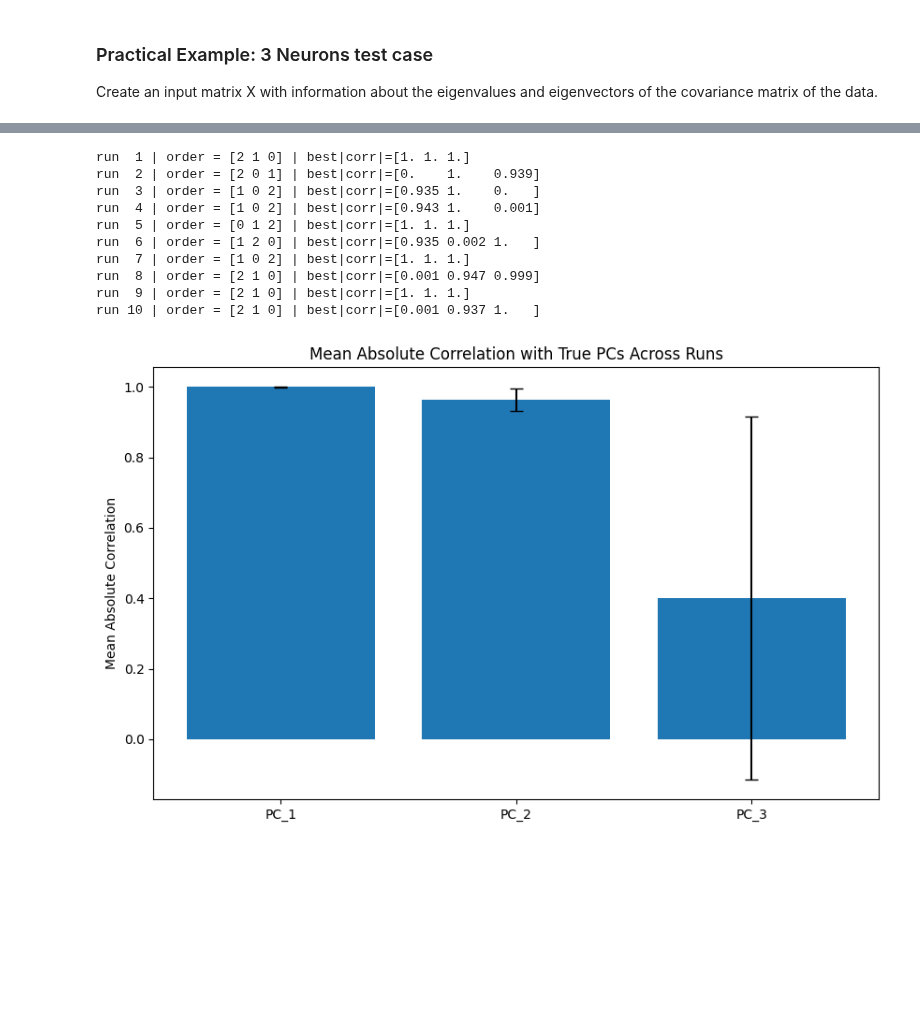
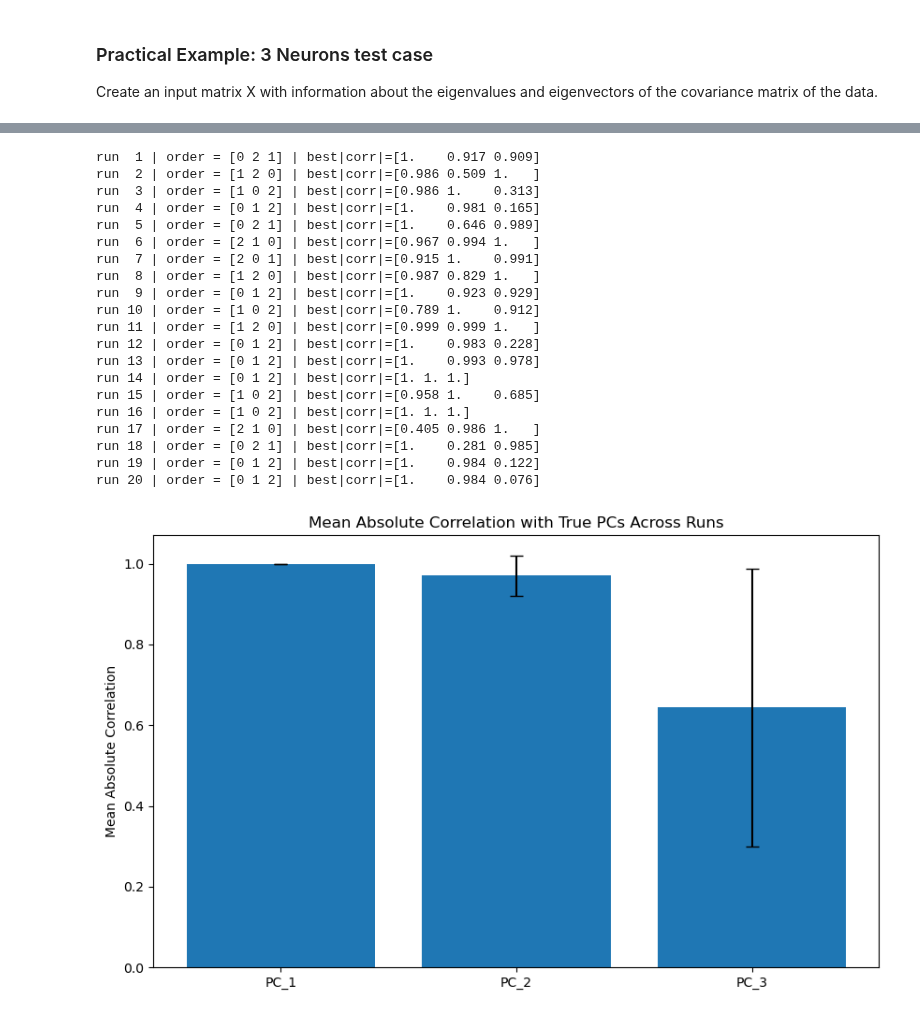
Before and after one commit to neuralalgorithms/representational-drift, a Jupyter notebook: leen_models.ipynb, the cells around one changed output, grey strips where cells are left out. Drawn from its saved outputs; the diff is of its cells as text; code cells hidden in the pictures; blank space fills up the shorter version.

```diff
--- a/leen_models.ipynb
+++ b/leen_models.ipynb
@@ -603,7 +603,7 @@ Create an input matrix X with information about the eigenvalues and eigenvectors
 # %%
 d = 3
 m = 3
-number_of_samples = 200000
+number_of_samples = 500000
 X = generate_samples(d, number_of_samples)
 eigenvalues, eigenvectors = compute_eigen_decomposition(X, center_data=True, return_covariance=False)
 print(f"eigenvalues: {eigenvalues}, eigenvectors: {eigenvectors}")
@@ -677,30 +677,40 @@ run 20 | order = [1 2 0] | best|corr|=[0.75  0.792 0.992]
 # %%
 ### 3.3 Minimal mode
 model = LeenMinimalPCA(d, m, eta_w=2e-3, eta_q=1.5e-1, C=1.8,
                         ema_alpha=0.1,
                         seed=None)
 # training_testing(model, X, number_of_samples, m)
 model_paras = {
     'input_dim': d,
     'output_dim': m,
     'eta_w': 2e-3,
     'eta_q': 1.5e-1,
     'C': 1.8,
     'ema_alpha': 0.1,
     'symmetrize_q': True,
     'seed': None
 }
-averaged_training_testing(LeenMinimalPCA, model_paras=model_paras, X=X, runs=10, batch_size=100, graph=True)
+averaged_training_testing(LeenMinimalPCA, model_paras=model_paras, X=X, runs=20, batch_size=100, graph=True)
 # %% [output]
-run  1 | order = [2 1 0] | best|corr|=[1. 1. 1.]
-run  2 | order = [2 0 1] | best|corr|=[0.    1.    0.939]
-run  3 | order = [1 0 2] | best|corr|=[0.935 1.    0.   ]
-run  4 | order = [1 0 2] | best|corr|=[0.943 1.    0.001]
-run  5 | order = [0 1 2] | best|corr|=[1. 1. 1.]
-run  6 | order = [1 2 0] | best|corr|=[0.935 0.002 1.   ]
-run  7 | order = [1 0 2] | best|corr|=[1. 1. 1.]
-run  8 | order = [2 1 0] | best|corr|=[0.001 0.947 0.999]
-run  9 | order = [2 1 0] | best|corr|=[1. 1. 1.]
-run 10 | order = [2 1 0] | best|corr|=[0.001 0.937 1.   ]
+run  1 | order = [0 2 1] | best|corr|=[1.    0.917 0.909]
+run  2 | order = [1 2 0] | best|corr|=[0.986 0.509 1.   ]
+run  3 | order = [1 0 2] | best|corr|=[0.986 1.    0.313]
+run  4 | order = [0 1 2] | best|corr|=[1.    0.981 0.165]
+run  5 | order = [0 2 1] | best|corr|=[1.    0.646 0.989]
+run  6 | order = [2 1 0] | best|corr|=[0.967 0.994 1.   ]
+run  7 | order = [2 0 1] | best|corr|=[0.915 1.    0.991]
+run  8 | order = [1 2 0] | best|corr|=[0.987 0.829 1.   ]
+run  9 | order = [0 1 2] | best|corr|=[1.    0.923 0.929]
+run 10 | order = [1 0 2] | best|corr|=[0.789 1.    0.912]
+run 11 | order = [1 2 0] | best|corr|=[0.999 0.999 1.   ]
+run 12 | order = [0 1 2] | best|corr|=[1.    0.983 0.228]
+run 13 | order = [0 1 2] | best|corr|=[1.    0.993 0.978]
+run 14 | order = [0 1 2] | best|corr|=[1. 1. 1.]
+run 15 | order = [1 0 2] | best|corr|=[0.958 1.    0.685]
+run 16 | order = [1 0 2] | best|corr|=[1. 1. 1.]
+run 17 | order = [2 1 0] | best|corr|=[0.405 0.986 1.   ]
+run 18 | order = [0 2 1] | best|corr|=[1.    0.281 0.985]
+run 19 | order = [0 1 2] | best|corr|=[1.    0.984 0.122]
+run 20 | order = [0 1 2] | best|corr|=[1.    0.984 0.076]
-[figure, old version]
+[figure, new version]
 |  | PC_1 | PC_2 | PC_3 |
```
Also changed, not shown: parts of 3 cells of this notebook.
